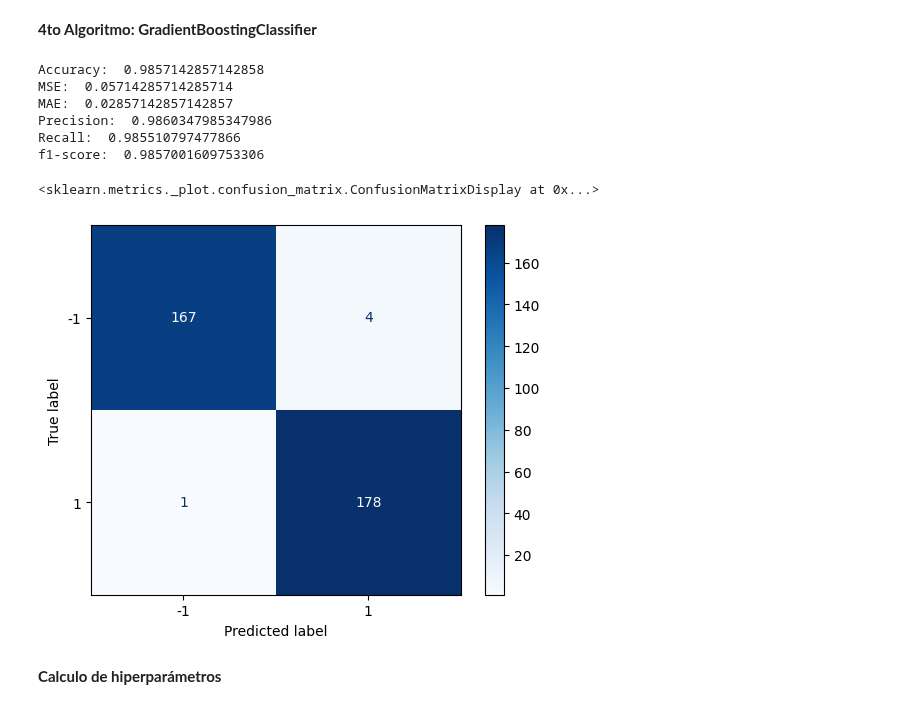
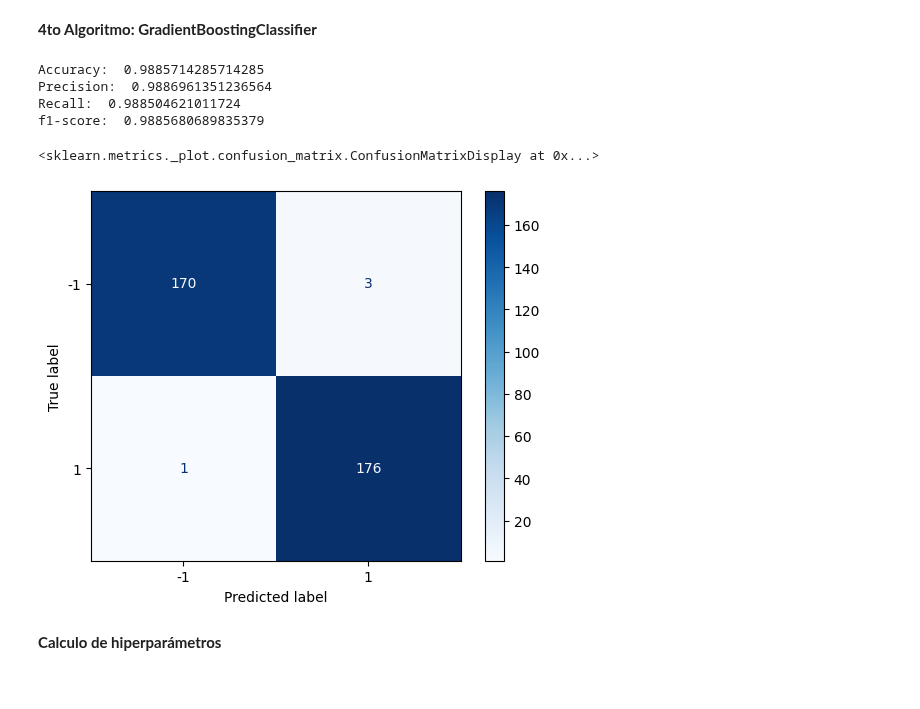
Before and after one commit to aparedesum/ProductivityPrediction, a Jupyter notebook: EvaluacionModelosProductividad.ipynb, the cells around one changed output. Saved outputs shown, nothing was run; the diff lists cells and outputs as text; code cells hidden in the pictures.

```diff
--- a/EvaluacionModelosProductividad.ipynb
+++ b/EvaluacionModelosProductividad.ipynb
@@ -457,24 +451,22 @@ f1-score:  0.8174955925806371
 # %%
 from sklearn.ensemble import GradientBoostingClassifier
 
-clf = GradientBoostingClassifier(n_estimators=100, learning_rate=1.0, max_depth=1, random_state=0)
+clf = GradientBoostingClassifier(n_estimators=100, learning_rate=1.0, max_depth=2, random_state=42)
 clf.fit(X_train,y_train)
 
 y_pred = clf.predict(X_test)
 print('Accuracy: ', accuracy_score(y_test, y_pred))
 print('Precision: ', precision_score(y_test, y_pred, average="macro"))
 print('Recall: ', recall_score(y_test, y_pred, average="macro", zero_division=0))
 print('f1-score: ', f1_score(y_test, y_pred, average="macro"))
 plot_confusion_matrix(clf, X_test, y_test,cmap=plt.cm.Blues)
 # %% [output]
-Accuracy:  0.9857142857142858
-MSE:  0.05714285714285714
-MAE:  0.02857142857142857
-Precision:  0.9860347985347986
-Recall:  0.985510797477866
-f1-score:  0.9857001609753306
+Accuracy:  0.9885714285714285
+Precision:  0.9886961351236564
+Recall:  0.988504621011724
+f1-score:  0.9885680689835379
 <sklearn.metrics._plot.confusion_matrix.ConfusionMatrixDisplay at 0x...>
-[figure, old version]
+[figure, new version]
 # %% [markdown]
 **Calculo de hiperparámetros**
 # %% [markdown]
```
Also changed, not shown: parts of 16 cells of this notebook.
